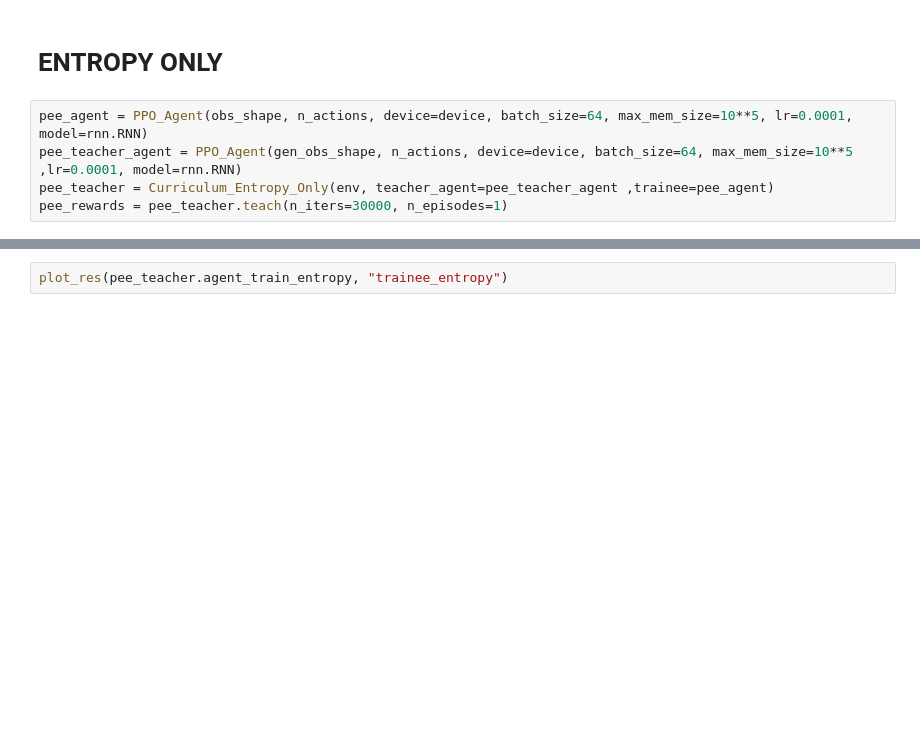
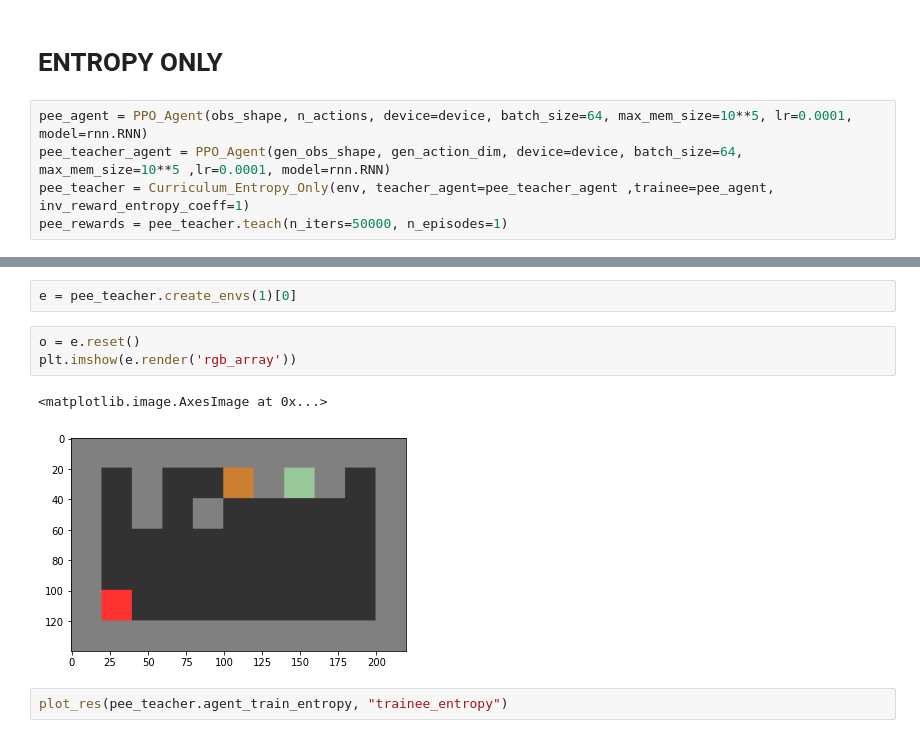
Before and after one commit to nitsan57/CDM_torch, a Jupyter notebook: cdm.ipynb, the cells around one changed output, grey strips where cells are left out. Cells and saved outputs as stored; diff of their text form; blank space fills up the shorter version.

```diff
--- a/cdm.ipynb
+++ b/cdm.ipynb
@@ -62,6 +76,6 @@ pen_rewards = pen_teacher.teach(n_iters=30000, n_episodes=1)
 # ENTROPY ONLY
 # %%
 pee_agent = PPO_Agent(obs_shape, n_actions, device=device, batch_size=64, max_mem_size=10**5, lr=0.0001, model=rnn.RNN)
-pee_teacher_agent = PPO_Agent(gen_obs_shape, n_actions, device=device, batch_size=64, max_mem_size=10**5 ,lr=0.0001, model=rnn.RNN)
-pee_teacher = Curriculum_Entropy_Only(env, teacher_agent=pee_teacher_agent ,trainee=pee_agent)
-pee_rewards = pee_teacher.teach(n_iters=30000, n_episodes=1)
+pee_teacher_agent = PPO_Agent(gen_obs_shape, gen_action_dim, device=device, batch_size=64, max_mem_size=10**5 ,lr=0.0001, model=rnn.RNN)
+pee_teacher = Curriculum_Entropy_Only(env, teacher_agent=pee_teacher_agent ,trainee=pee_agent, inv_reward_entropy_coeff=1)
+pee_rewards = pee_teacher.teach(n_iters=50000, n_episodes=1)
@@ -68,3 +95,11 @@ pee_rewards = pee_teacher.teach(n_iters=30000, n_episodes=1)
+# %%
+e = pee_teacher.create_envs(1)[0]
+# %%
+o = e.reset()
+plt.imshow(e.render('rgb_array'))
+# %% [output]
+<matplotlib.image.AxesImage at 0x...>
+[figure, added]
 # %%
 plot_res(pee_teacher.agent_train_entropy, "trainee_entropy")
 # %%
```
Also changed, not shown: parts of 28 cells of this notebook, 6 other files.
